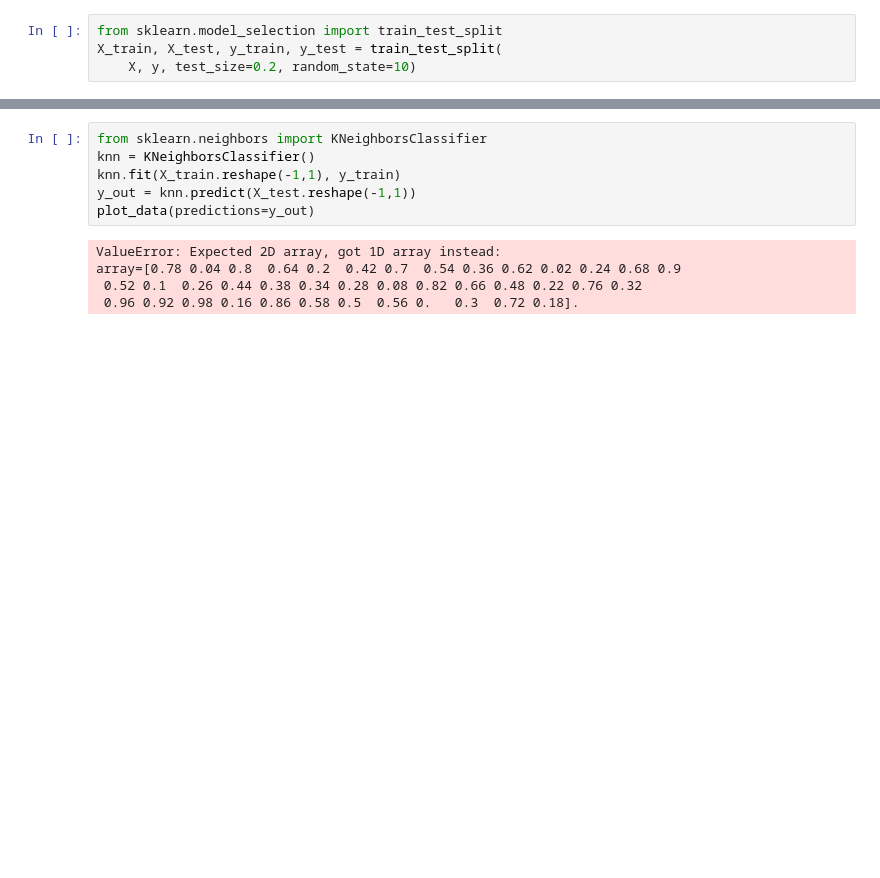
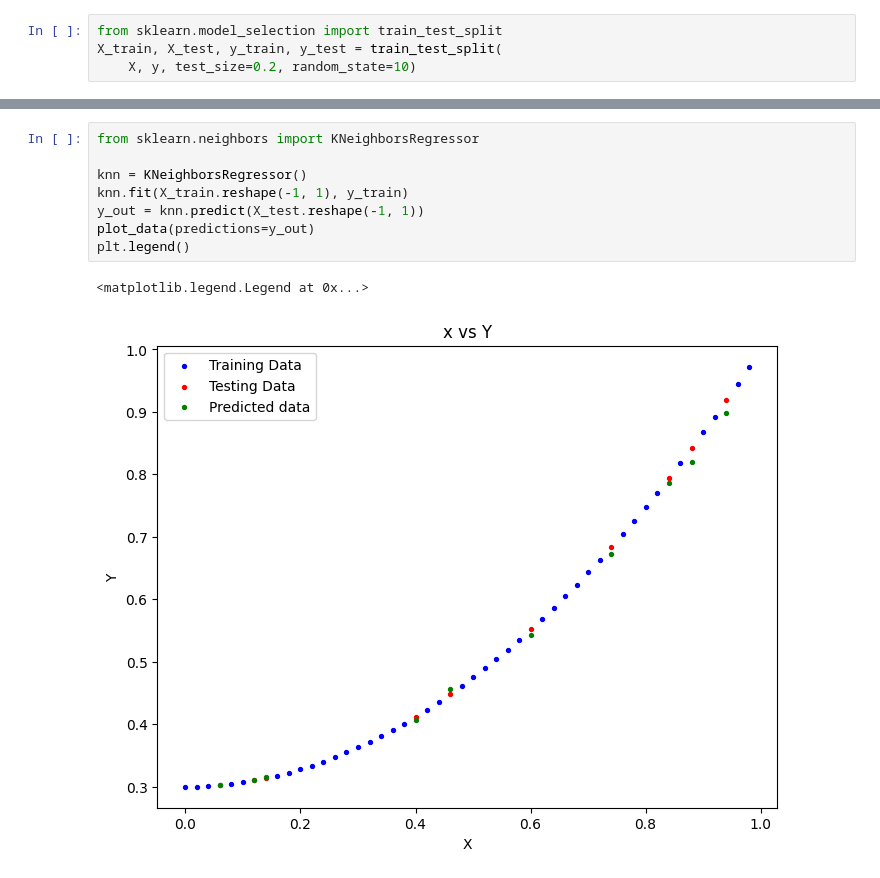
Before and after one commit to ankitadhi/labReportAI, a Jupyter notebook: lab3/regression.ipynb, the cells around one changed output, grey strips where cells are left out. Drawn from its saved outputs; the diff is of its cells as text; blank space fills up the shorter version.

```diff
--- a/lab3/regression.ipynb
+++ b/lab3/regression.ipynb
@@ -41,11 +43,11 @@ plot_data(predictions = y_out)
 # %%
-from sklearn.neighbors import KNeighborsClassifier
-knn = KNeighborsClassifier()
-knn.fit(X_train.reshape(-1,1), y_train)
-y_out = knn.predict(X_test.reshape(-1,1))
+from sklearn.neighbors import KNeighborsRegressor
+
+knn = KNeighborsRegressor()
+knn.fit(X_train.reshape(-1, 1), y_train)
+y_out = knn.predict(X_test.reshape(-1, 1))
 plot_data(predictions=y_out)
+plt.legend()
 # %% [output]
-ValueError: Expected 2D array, got 1D array instead:
-array=[0.78 0.04 0.8  0.64 0.2  0.42 0.7  0.54 0.36 0.62 0.02 0.24 0.68 0.9
- 0.52 0.1  0.26 0.44 0.38 0.34 0.28 0.08 0.82 0.66 0.48 0.22 0.76 0.32
- 0.96 0.92 0.98 0.16 0.86 0.58 0.5  0.56 0.   0.3  0.72 0.18].
+<matplotlib.legend.Legend at 0x...>
+[figure, added]
```
Also changed, not shown: parts of 2 cells of this notebook, 4 other files.
